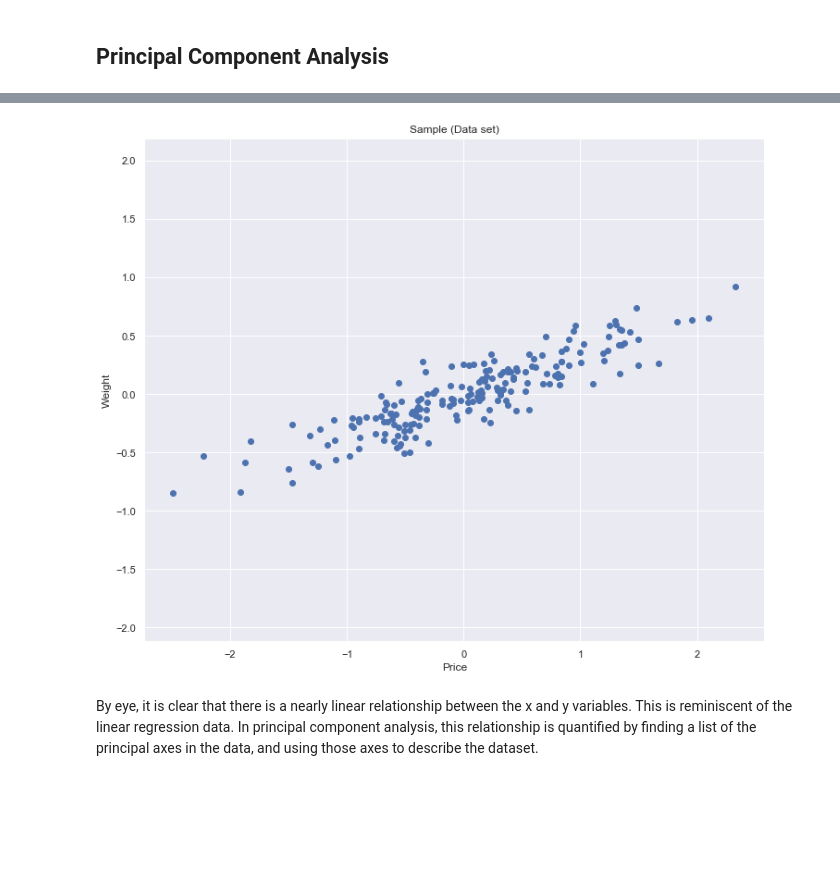
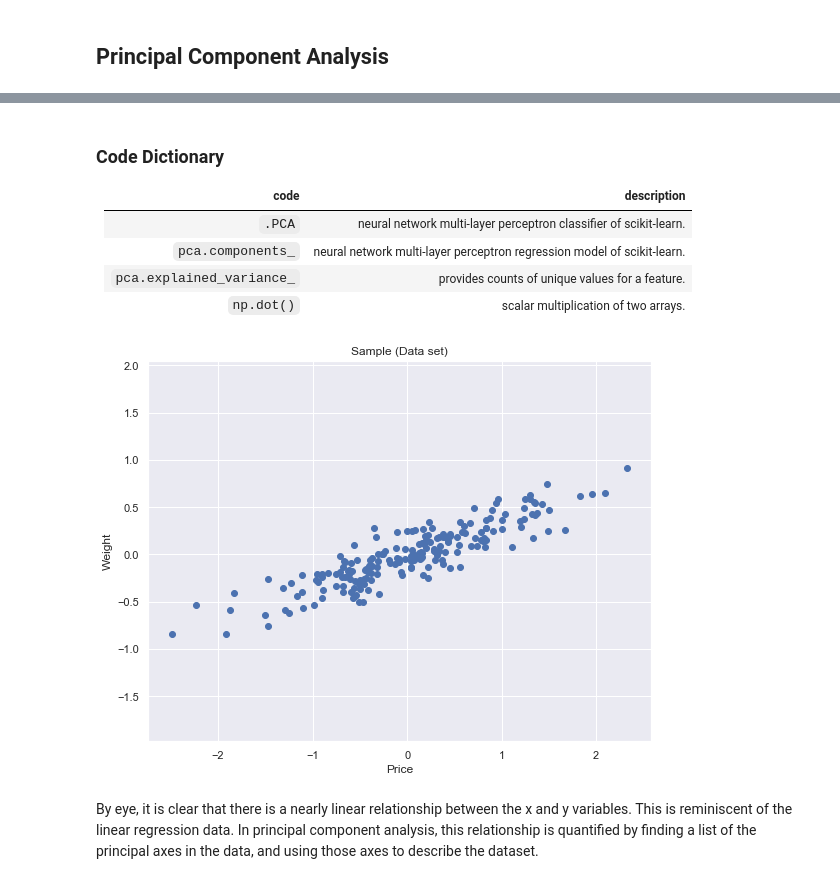
Before and after one commit to MaastrichtU-IDS/data-science-bootcamp-pggm, a Jupyter notebook: module2_notebooks/Unsupervised/kernel-pca/k_pca.ipynb, the cells around one changed output, grey strips where cells are left out. Drawn from its saved outputs; the diff is of its cells as text; code cells hidden in the pictures; blank space fills up the shorter version.

```diff
--- a/module2_notebooks/Unsupervised/kernel-pca/k_pca.ipynb
+++ b/module2_notebooks/Unsupervised/kernel-pca/k_pca.ipynb
@@ -6,21 +6,29 @@ Principal Component Analysis, or PCA, is a statistical method used to reduce the
 <img align="center" src="https://habrastorage.org/getpro/habr/post_images/bb6/fe7/f06/bb6fe7f06e114bcc9c354a1cb025b966.png" width="400">
 
 PCA is fundamentally a dimensionality reduction algorithm, but it can also be useful as a tool for visualization, for noise filtering, for feature extraction and engineering
+# %% [markdown]
+### Code Dictionary
+code | description
+-----|------------
+`.PCA` | neural network multi-layer perceptron classifier of scikit-learn.
+`pca.components_` |  neural network multi-layer perceptron regression model of scikit-learn.
+`pca.explained_variance_` | provides counts of unique values for a feature.
+`np.dot()` | scalar multiplication of two arrays.
 # %%
 %matplotlib inline
 import numpy as np
 import matplotlib.pyplot as plt
 import seaborn as sns; sns.set(color_codes=True)
 rng = np.random.RandomState(1)
 X = np.dot(rng.rand(2, 2), rng.randn(2, 200)).T
-plt.figure(figsize=(12,10))
+plt.figure(figsize=(9,7))
 plt.scatter(X[:, 0], X[:, 1])
 plt.title('Sample (Data set)')
 plt.xlabel('Price')
 plt.ylabel('Weight')
 plt.axis('equal');
 # %% [output]
-[figure, old version]
+[figure, new version]
 # %% [markdown]
 By eye, it is clear that there is a nearly linear relationship between the x and y variables. This is reminiscent of the linear regression data. In principal component analysis, this relationship is quantified by finding a list of the principal axes in the data, and using those axes to describe the dataset.
 # %%
```
Also changed, not shown: parts of 10 cells of this notebook, 40 other files.
